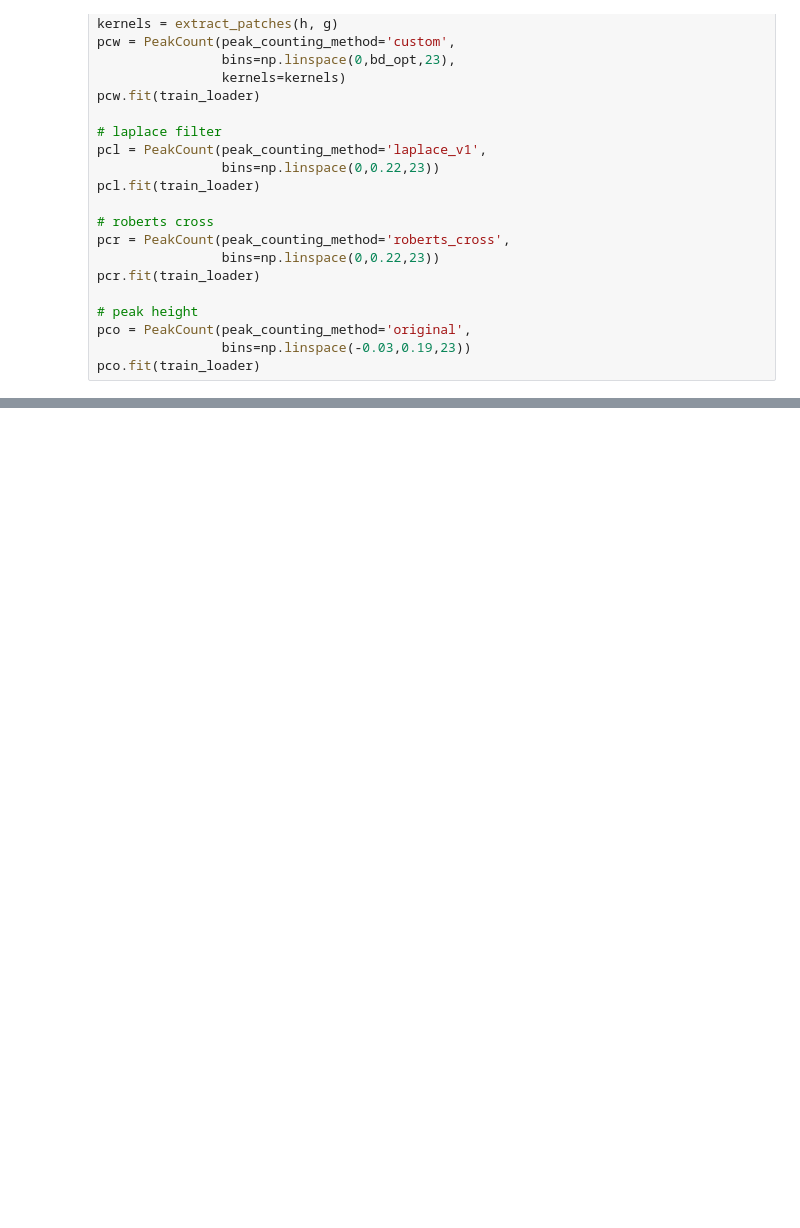
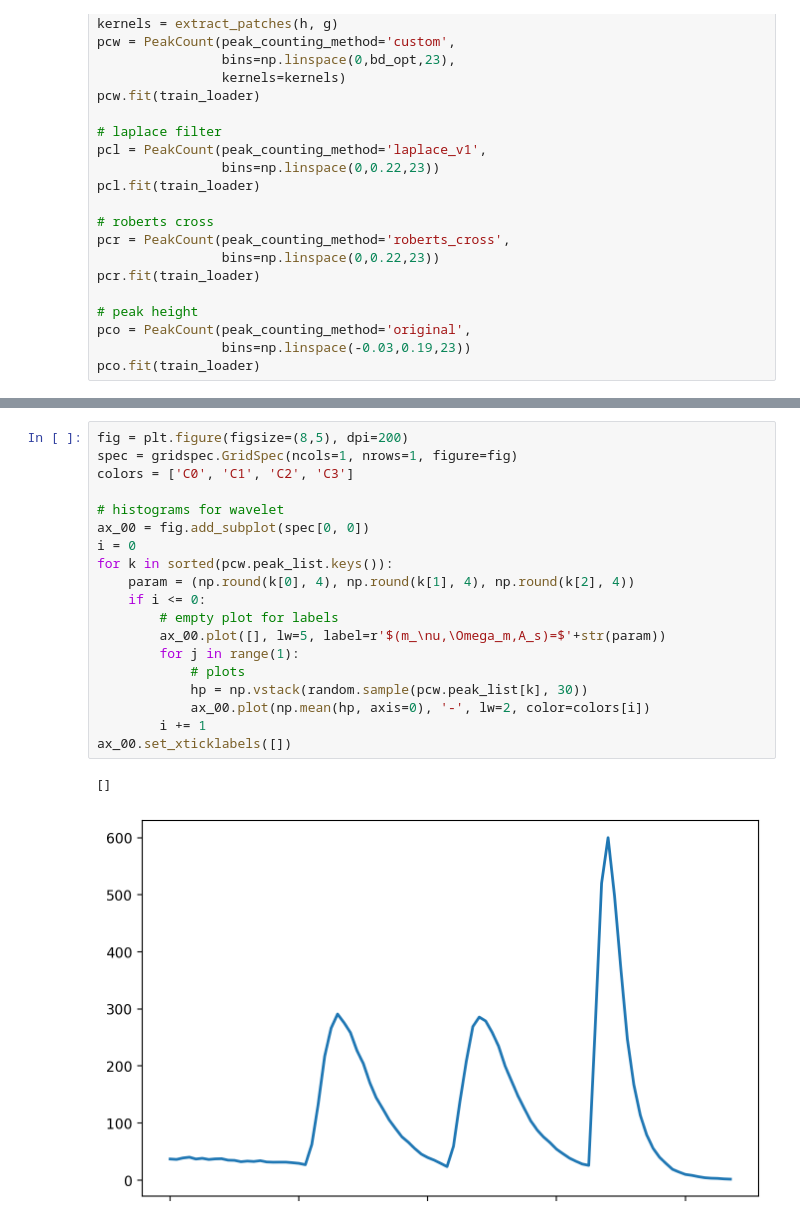
Before and after one commit to Yu-Group/adaptive-wavelets, a Jupyter notebook: notebooks/cosmology/peak_count_histogram.ipynb, the cells around one changed output, grey strips where cells are left out. Saved outputs shown, nothing was run; the diff lists cells and outputs as text; blank space fills up the shorter version.

```diff
--- a/notebooks/cosmology/peak_count_histogram.ipynb
+++ b/notebooks/cosmology/peak_count_histogram.ipynb
@@ -213,0 +215,22 @@ ax_11.grid()
+# %%
+fig = plt.figure(figsize=(8,5), dpi=200)
+spec = gridspec.GridSpec(ncols=1, nrows=1, figure=fig)
+colors = ['C0', 'C1', 'C2', 'C3']
+
+# histograms for wavelet
+ax_00 = fig.add_subplot(spec[0, 0])
+i = 0
+for k in sorted(pcw.peak_list.keys()):
+    param = (np.round(k[0], 4), np.round(k[1], 4), np.round(k[2], 4))
+    if i <= 0:
+        # empty plot for labels
+        ax_00.plot([], lw=5, label=r'$(m_\nu,\Omega_m,A_s)=$'+str(param))
+        for j in range(1):
+            # plots
+            hp = np.vstack(random.sample(pcw.peak_list[k], 30))
+            ax_00.plot(np.mean(hp, axis=0), '-', lw=2, color=colors[i])
+        i += 1
+ax_00.set_xticklabels([])
+# %% [output]
+[]
+[figure, added]
```
Also changed, not shown: parts of 2 cells of this notebook, 4 other files.
